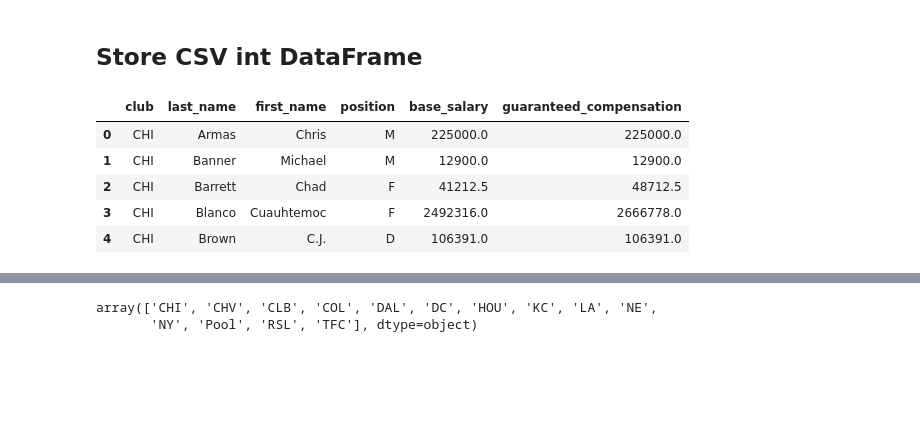
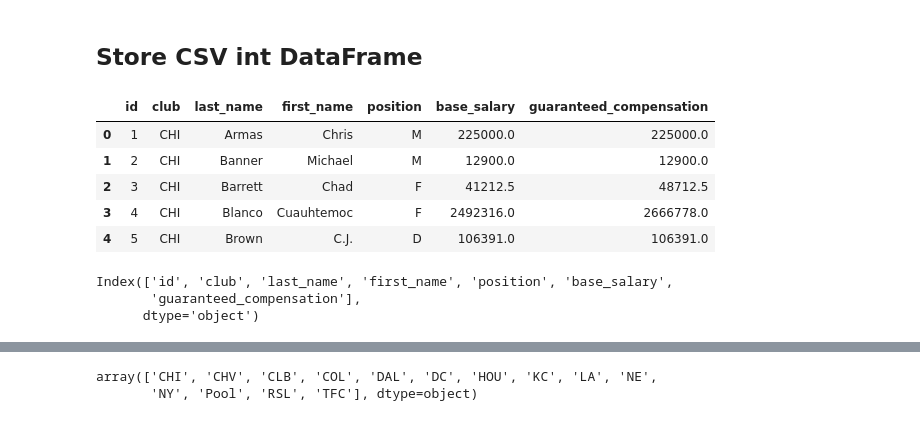
Before and after one commit to bonhomj26/ETL_Project, a Jupyter notebook: etl_project.ipynb, the cells around one changed output, grey strips where cells are left out. Saved outputs shown, nothing was run; the diff lists cells and outputs as text; code cells hidden in the pictures; blank space fills up the shorter version.

```diff
--- a/etl_project.ipynb
+++ b/etl_project.ipynb
@@ -4,13 +4,21 @@ from sqlalchemy import create_engine
 # %% [markdown]
 ## Store CSV int DataFrame
 # %%
-mls_2007 = "Resources/mlssalaries2007.csv"
+mls_2007 = "Resources/mls_salaries_2007.csv"
 mls_07_data =pd.read_csv(mls_2007)
 mls_07_data.head()
 # %% [output]
-|  | club | last_name | first_name | position | base_salary | guaranteed_compensation |
-| 0 | CHI | Armas | Chris | M | 225000.0 | 225000.0 |
-| 1 | CHI | Banner | Michael | M | 12900.0 | 12900.0 |
-| 2 | CHI | Barrett | Chad | F | 41212.5 | 48712.5 |
-| 3 | CHI | Blanco | Cuauhtemoc | F | 2492316.0 | 2666778.0 |
-| 4 | CHI | Brown | C.J. | D | 106391.0 | 106391.0 |
+|  | id | club | last_name | first_name | position | base_salary | guaranteed_compensation |
+| 0 | 1 | CHI | Armas | Chris | M | 225000.0 | 225000.0 |
+| 1 | 2 | CHI | Banner | Michael | M | 12900.0 | 12900.0 |
+| 2 | 3 | CHI | Barrett | Chad | F | 41212.5 | 48712.5 |
+| 3 | 4 | CHI | Blanco | Cuauhtemoc | F | 2492316.0 | 2666778.0 |
+| 4 | 5 | CHI | Brown | C.J. | D | 106391.0 | 106391.0 |
+# %%
+#checking the column names
+
+mls_07_data.columns
+# %% [output]
+Index(['id', 'club', 'last_name', 'first_name', 'position', 'base_salary',
+       'guaranteed_compensation'],
+      dtype='object')
```
Also changed, not shown: parts of 17 cells of this notebook, 5 other files.
